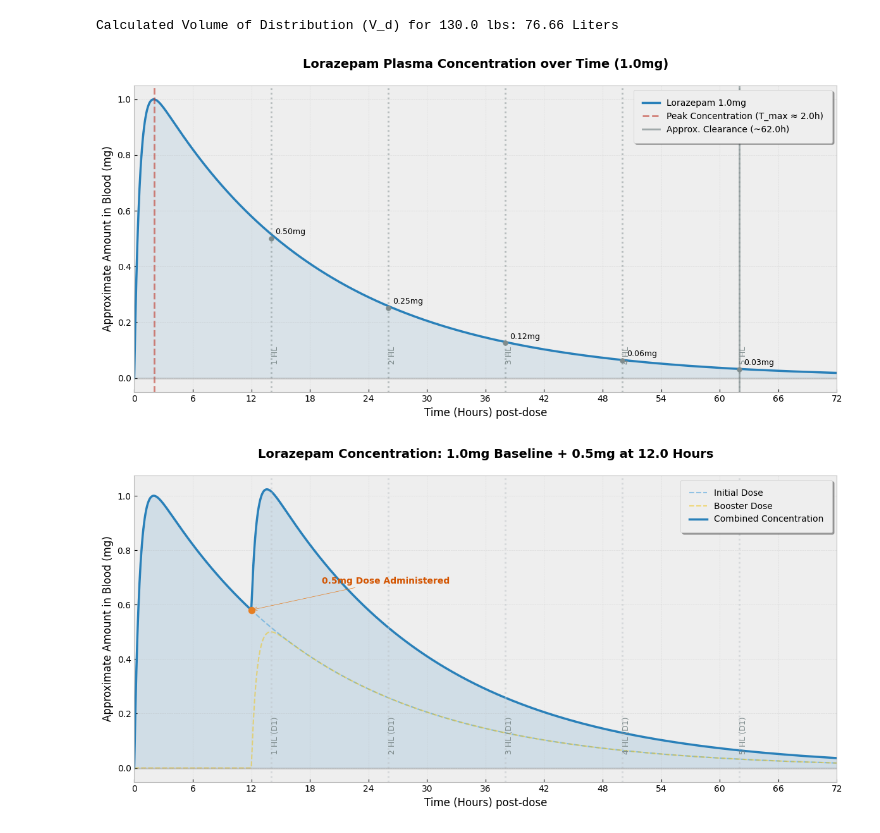
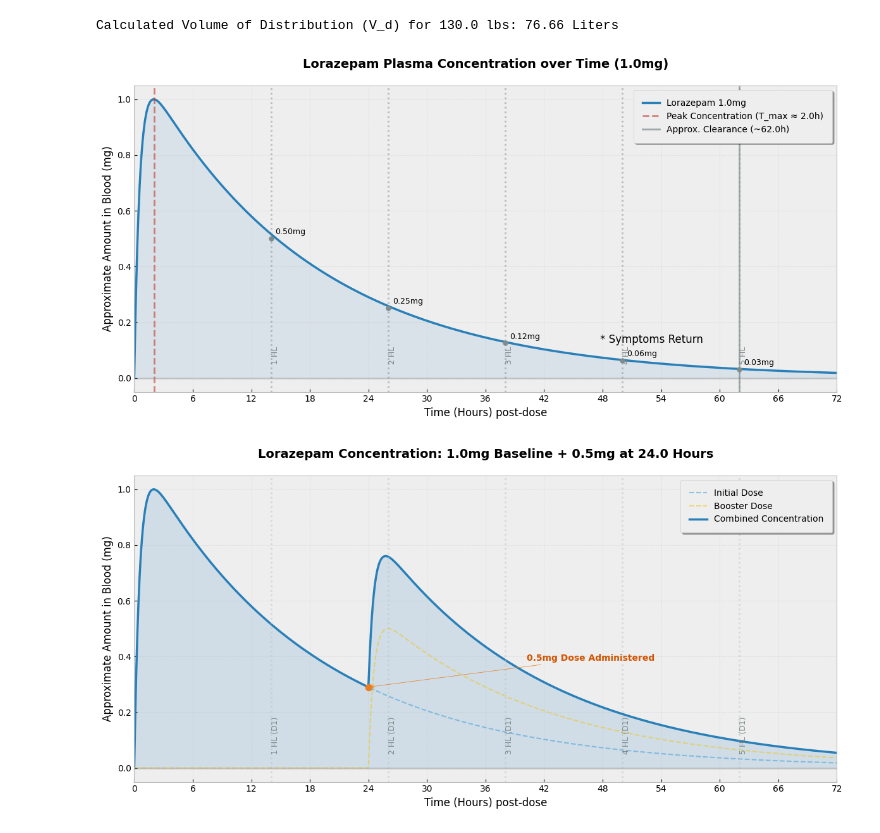
Before and after one commit to mnasty/glutamate-neuroscience-mdl, a Jupyter notebook: half-life-concentrations.ipynb, the cells around one changed output. Saved outputs shown, nothing was run; the diff lists cells and outputs as text; code cells hidden in the pictures.

Commit message:
visualization style adjustments, variable updates

```diff
--- a/half-life-concentrations.ipynb
+++ b/half-life-concentrations.ipynb
@@ -266,6 +266,9 @@ for i, h in enumerate(range(1, 6)):
         ax.annotate(f'{c_h:.2f}mg',
                     (t_hl, c_h), textcoords="offset points", xytext=(5,5), fontsize=9)
 
+        if i == 3:
+            ax.annotate('* Symptoms Return', (t_hl, c_h), textcoords="offset points", xytext=(-25,20), fontsize=12)
+
 # Final clearance marker (~5 half-lives)
 clearance_t = t_actual_peak_lora + 5 * T_HALF_LORA
 ax.axvline(x=clearance_t, color='#7f8c8d', linestyle='-', alpha=0.7, label=f'Approx. Clearance (~{clearance_t:.1f}h)')
@@ -282,11 +285,11 @@ ax.legend(loc='upper right', frameon=True, shadow=True, borderpad=1)
 plt.tight_layout()
 plt.show()
 # %% [output]
-[figure, old version]
+[figure, new version]
 # %%
 # Calculate plasma concentration of an additional 0.5mg dose at t=12 hours
 DOSE_LORA_2 = 0.5
-t_dose2_lora = 12.0
+t_dose2_lora = 24.0
 
 # -- Proposed additional dose data --
 C_lora_2 = lorazepam_concentration(t_hours_lora, DOSE_LORA_2, k_a_lora, k_e_lora, t_dose2_lora)
@@ -303,32 +306,32 @@ ax.plot(t_hours_lora, normalized_C_lora_2, color='#f1c40f', linestyle='--', line
 
 # Plot the combined curve
 ax.plot(t_hours_lora, combined_C_lora, color='#2980b9', linewidth=2.5, label='Combined Concentration')
 ax.fill_between(t_hours_lora, combined_C_lora, color='#2980b9', alpha=0.15)
 
 # Add marker for when booster is taken
 idx_dose2_lora = np.abs(t_hours_lora - t_dose2_lora).argmin()
 ax.scatter([t_dose2_lora], [combined_C_lora[idx_dose2_lora]], color='#e67e22', zorder=5, s=60)
 ax.annotate(f'{DOSE_LORA_2}mg Dose Administered', (t_dose2_lora, combined_C_lora[idx_dose2_lora]),
-            xytext=(80, 30), textcoords='offset points', color='#d35400', fontweight='bold',
+            xytext=(180, 30), textcoords='offset points', color='#d35400', fontweight='bold',
             arrowprops=dict(arrowstyle="->", color='#e67e22'))
 
 # Marking Half-Lives after peak (Initial Dose)
 for i, h in enumerate(range(1, 6)):
     t_hl = t_actual_peak_lora + (h * T_HALF_LORA)
     if t_hl <= 72:
         ax.axvline(x=t_hl, color='#bdc3c7', linestyle=':', alpha=0.5)
         ax.text(t_hl, np.max(combined_C_lora)*0.05, f'{h} HL (D1)', color='#7f8c8d', fontsize=9, rotation=90, verticalalignment='bottom')
 
 ax.axhline(0, color='gray', linestyle='-', alpha=0.3)
 ax.set_title(f'Lorazepam Concentration: {DOSE_LORA}mg Baseline + {DOSE_LORA_2}mg at {t_dose2_lora} Hours', pad=20, fontsize=14, fontweight='bold')
 ax.set_xlabel('Time (Hours) post-dose', fontsize=12)
 ax.set_ylabel('Approximate Amount in Blood (mg)', fontsize=12)
 ax.set_xlim(0, 72)
 ax.set_xticks(np.arange(0, 73, 6))
 ax.grid(True, linestyle='--', alpha=0.3)
 ax.legend(loc='upper right', frameon=True, shadow=True, borderpad=1)
 
 plt.tight_layout()
 plt.show()
 # %% [output]
-[figure, old version]
+[figure, new version]
```
Also changed, not shown: parts of 2 cells of this notebook.
